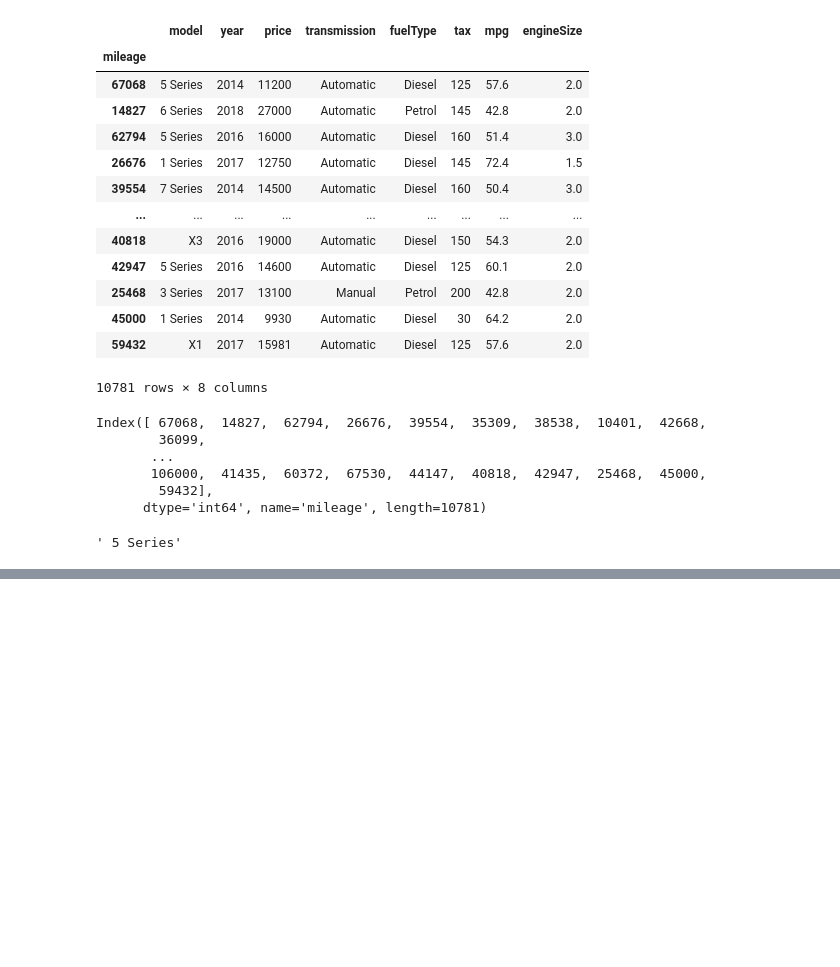
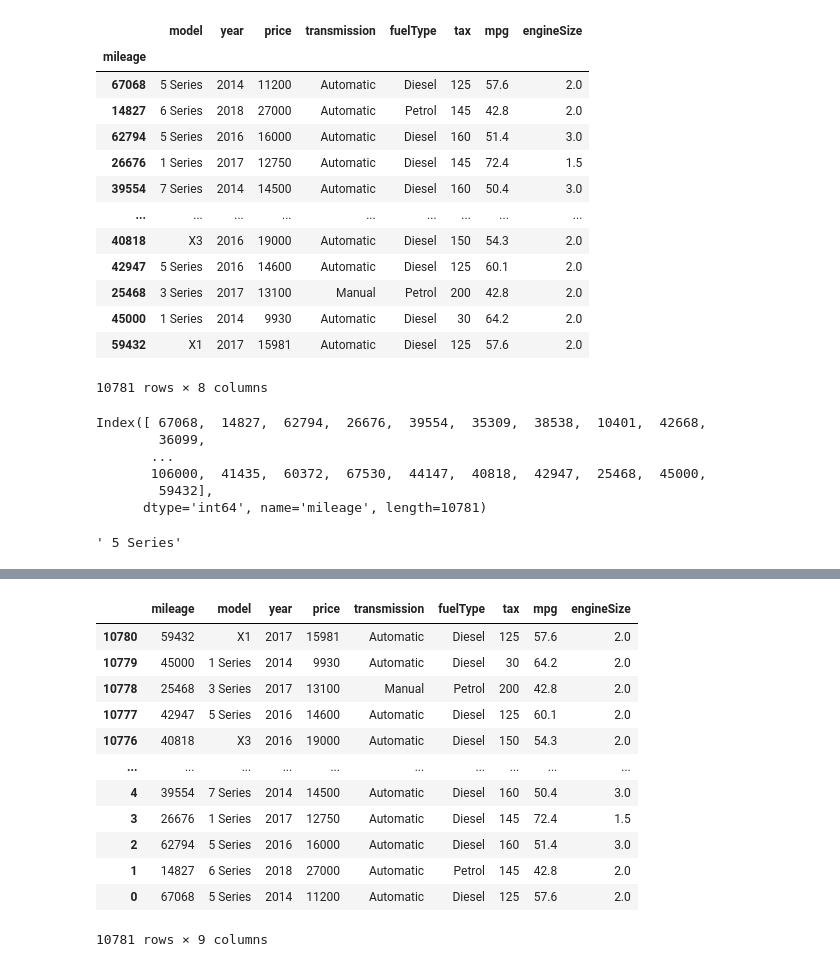
Before and after one commit to stujie/learn_py, a Jupyter notebook: notes/data_analytics/03_indexes.ipynb, the cells around one changed output, grey strips where cells are left out. Saved outputs shown, nothing was run; the diff lists cells and outputs as text; code cells hidden in the pictures; blank space fills up the shorter version.

```diff
--- a/notes/data_analytics/03_indexes.ipynb
+++ b/notes/data_analytics/03_indexes.ipynb
@@ -124,0 +122,4 @@ df.iloc[0]
+# %%
+# custom index when reading csv file in
+bmw = pd.read_csv('00_bmw.csv', index_col='mileage')
+bmw
@@ -124,0 +141,19 @@ df.iloc[0]
+# %%
+# sort index ascending
+bmw.sort_index()
+# sort index descending
+bmw.sort_index(ascending = False)
+# %% [output]
+|  | mileage | model | year | price | transmission | fuelType | tax | mpg | engineSize |
+| 10780 | 59432 | X1 | 2017 | 15981 | Automatic | Diesel | 125 | 57.6 | 2.0 |
+| 10779 | 45000 | 1 Series | 2014 | 9930 | Automatic | Diesel | 30 | 64.2 | 2.0 |
+| 10778 | 25468 | 3 Series | 2017 | 13100 | Manual | Petrol | 200 | 42.8 | 2.0 |
+| 10777 | 42947 | 5 Series | 2016 | 14600 | Automatic | Diesel | 125 | 60.1 | 2.0 |
+| 10776 | 40818 | X3 | 2016 | 19000 | Automatic | Diesel | 150 | 54.3 | 2.0 |
+| ... | ... | ... | ... | ... | ... | ... | ... | ... | ... |
+| 4 | 39554 | 7 Series | 2014 | 14500 | Automatic | Diesel | 160 | 50.4 | 3.0 |
+| 3 | 26676 | 1 Series | 2017 | 12750 | Automatic | Diesel | 145 | 72.4 | 1.5 |
+| 2 | 62794 | 5 Series | 2016 | 16000 | Automatic | Diesel | 160 | 51.4 | 3.0 |
+| 1 | 14827 | 6 Series | 2018 | 27000 | Automatic | Petrol | 145 | 42.8 | 2.0 |
+| 0 | 67068 | 5 Series | 2014 | 11200 | Automatic | Diesel | 125 | 57.6 | 2.0 |
+10781 rows × 9 columns
```
Also changed, not shown: parts of 5 cells of this notebook.
